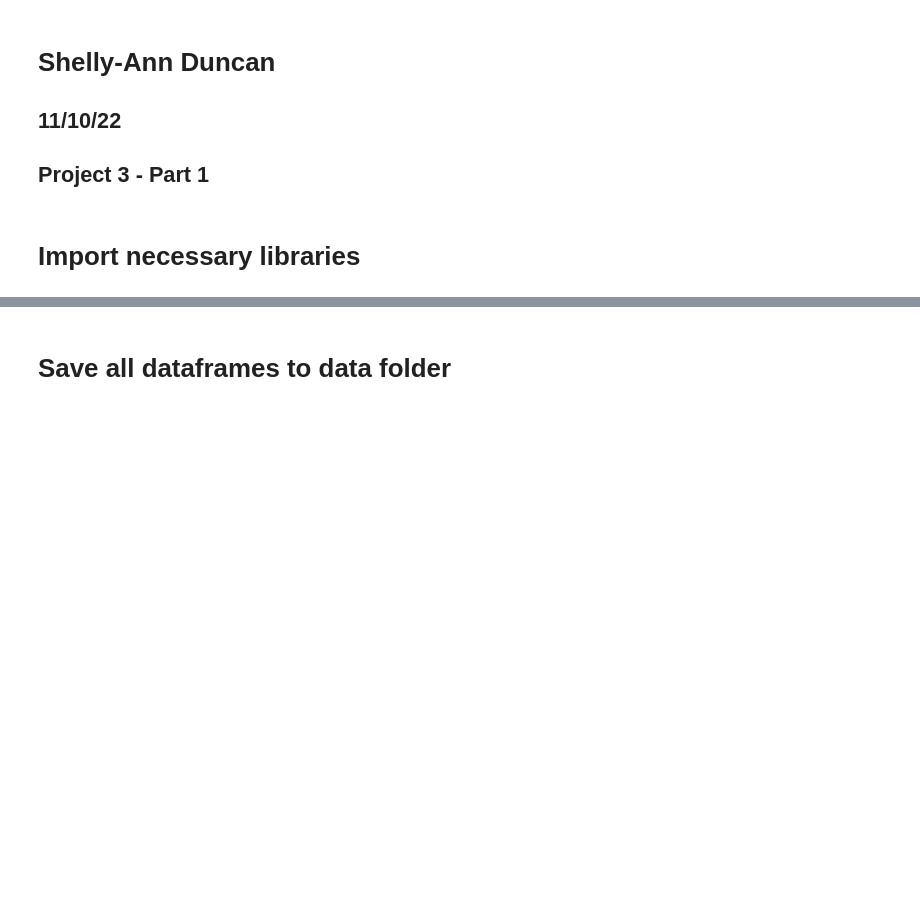
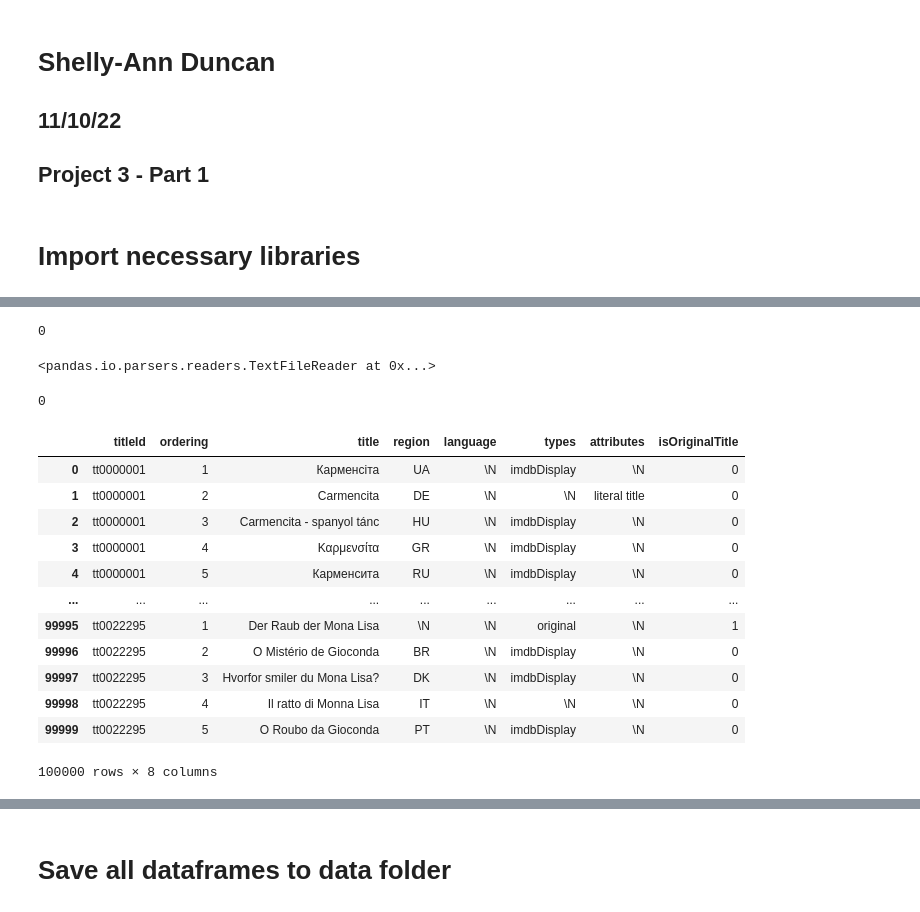
Before and after one commit to shellymduncan/Projec-3-TMDB, a Jupyter notebook: Project 3 - IMDB - Movie.ipynb, the cells around one changed output, grey strips where cells are left out. Saved outputs shown, nothing was run; the diff lists cells and outputs as text; code cells hidden in the pictures; blank space fills up the shorter version.

```diff
--- a/Project 3 - IMDB - Movie.ipynb
+++ b/Project 3 - IMDB - Movie.ipynb
@@ -348,0 +59,36 @@ memory usage: 195.7+ KB
+# %%
+# check for duplicates
+basics.duplicated().sum()
+# %% [output]
+0
+# %%
+# akas data
+akas_url = 'https://datasets.imdbws.com/title.akas.tsv.gz'
+akas_reader = pd.read_csv(akas_url, sep = '\t', low_memory = False,
+                  chunksize = 100_000)
+akas_reader
+# %% [output]
+<pandas.io.parsers.readers.TextFileReader at 0x...>
+# %%
+# the first row # of the next chunk is stored under ._currow
+akas_reader._currow
+# %% [output]
+0
+# %%
+# use the .get_chunk() method to extract the first chunk of rows
+akas = akas_reader.get_chunk()
+akas
+# %% [output]
+|  | titleId | ordering | title | region | language | types | attributes | isOriginalTitle |
+| 0 | tt0000001 | 1 | Карменсіта | UA | \N | imdbDisplay | \N | 0 |
+| 1 | tt0000001 | 2 | Carmencita | DE | \N | \N | literal title | 0 |
+| 2 | tt0000001 | 3 | Carmencita - spanyol tánc | HU | \N | imdbDisplay | \N | 0 |
+| 3 | tt0000001 | 4 | Καρμενσίτα | GR | \N | imdbDisplay | \N | 0 |
+| 4 | tt0000001 | 5 | Карменсита | RU | \N | imdbDisplay | \N | 0 |
+| ... | ... | ... | ... | ... | ... | ... | ... | ... |
+| 99995 | tt0022295 | 1 | Der Raub der Mona Lisa | \N | \N | original | \N | 1 |
+| 99996 | tt0022295 | 2 | O Mistério de Gioconda | BR | \N | imdbDisplay | \N | 0 |
+| 99997 | tt0022295 | 3 | Hvorfor smiler du Mona Lisa? | DK | \N | imdbDisplay | \N | 0 |
+| 99998 | tt0022295 | 4 | Il ratto di Monna Lisa | IT | \N | \N | \N | 0 |
+| 99999 | tt0022295 | 5 | O Roubo da Gioconda | PT | \N | imdbDisplay | \N | 0 |
+100000 rows × 8 columns
```
Also changed, not shown: parts of 74 cells of this notebook, 3 other files.
